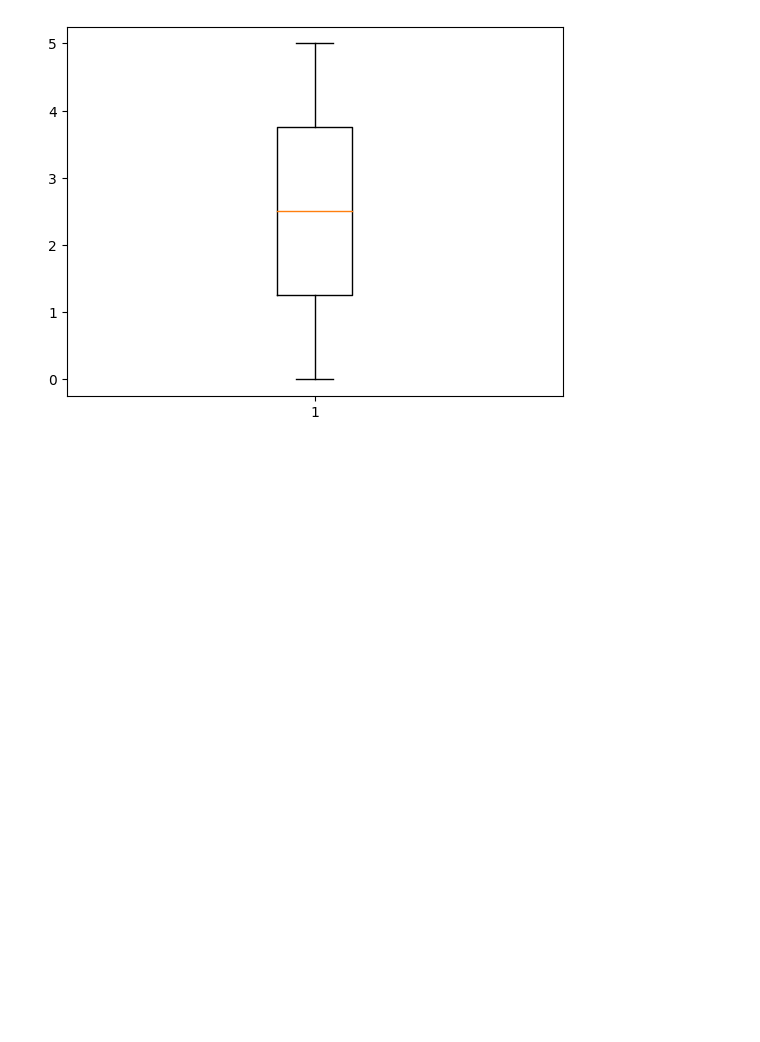
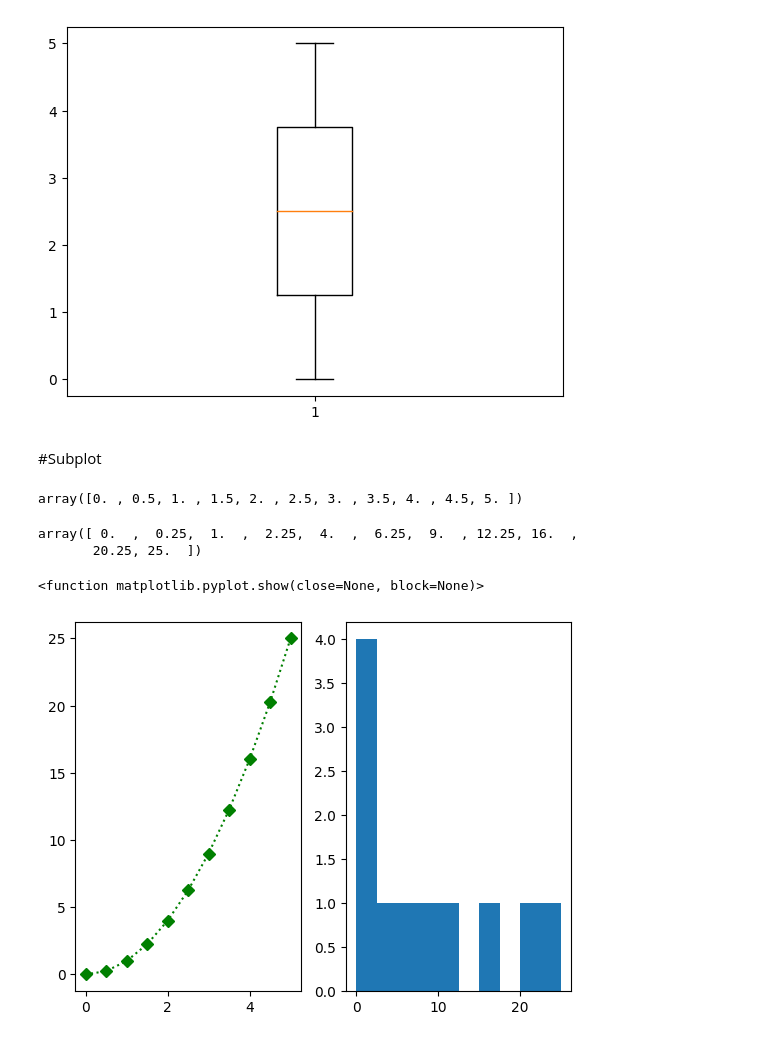
Before and after one commit to feracor/matplotlib_eaborn, a Jupyter notebook: 1_pyplot.ipynb, the cells around one changed output. Drawn from its saved outputs; the diff is of its cells as text; code cells hidden in the pictures; blank space fills up the shorter version.

```diff
--- a/1_pyplot.ipynb
+++ b/1_pyplot.ipynb
@@ -71,3 +71,26 @@ plt.show #Visualiza el gráfico
 # %% [output]
 <function matplotlib.pyplot.show(close=None, block=None)>
 [figure]
+# %% [markdown]
+#Subplot
+# %%
+x = np.linspace(0,5,11)
+y = x**2
+# %%
+x
+# %% [output]
+array([0. , 0.5, 1. , 1.5, 2. , 2.5, 3. , 3.5, 4. , 4.5, 5. ])
+# %%
+y
+# %% [output]
+array([ 0.  ,  0.25,  1.  ,  2.25,  4.  ,  6.25,  9.  , 12.25, 16.  ,
+       20.25, 25.  ])
+# %%
+plt.subplot(1,2,1) #Visualiza en 1 fila, 2 columnas, index 1
+plt.plot(x,y, 'gD:') #Gráfica de líneas
+plt.subplot(1,2,2) #Visualiza en 1 fila, 2 columnas, index 2
+plt.hist(y) #Histrograma
+plt.show #Mostrar gráficas
+# %% [output]
+<function matplotlib.pyplot.show(close=None, block=None)>
+[figure, added]
```
Also changed, not shown: parts of 3 cells of this notebook.
